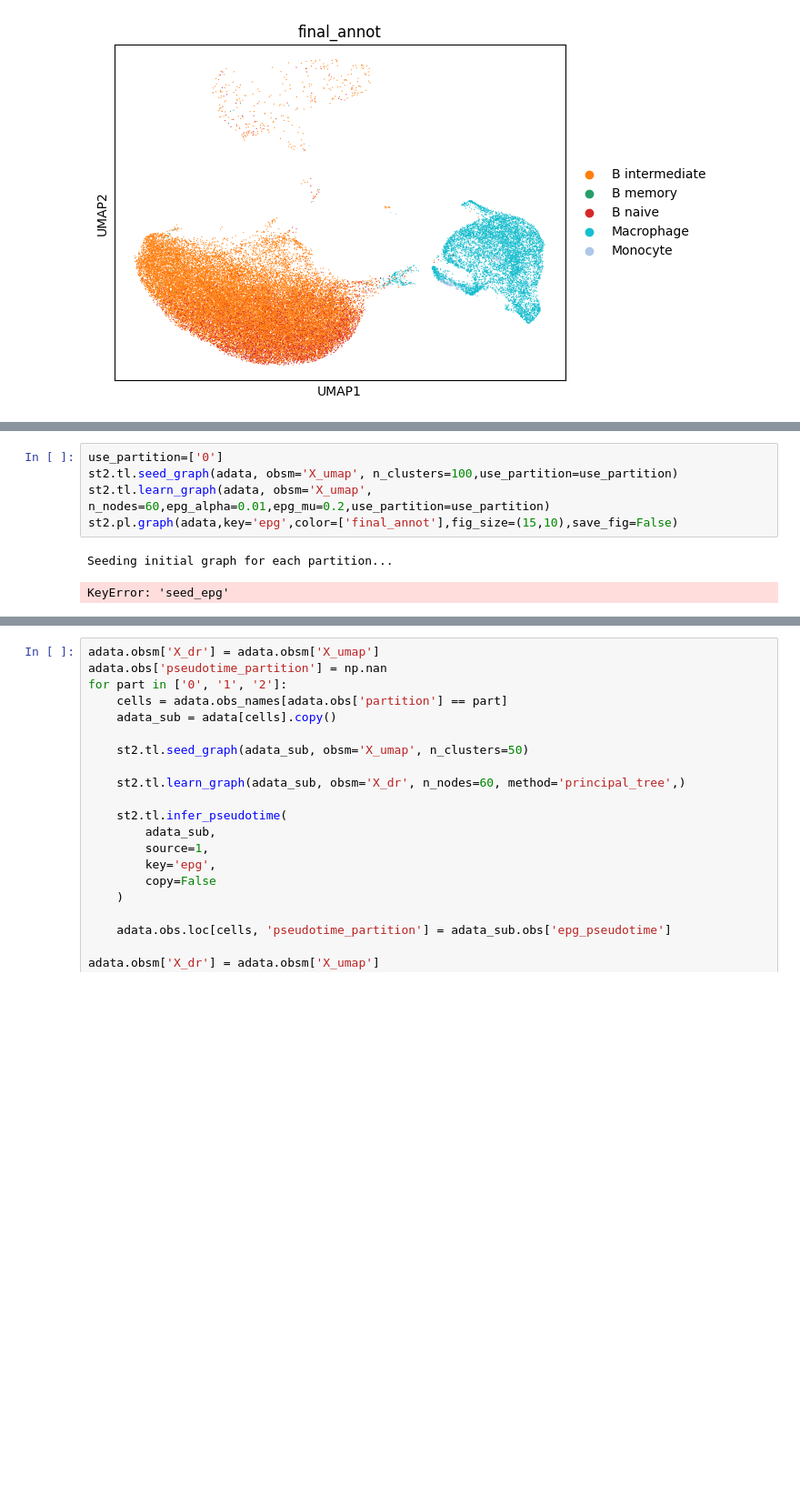
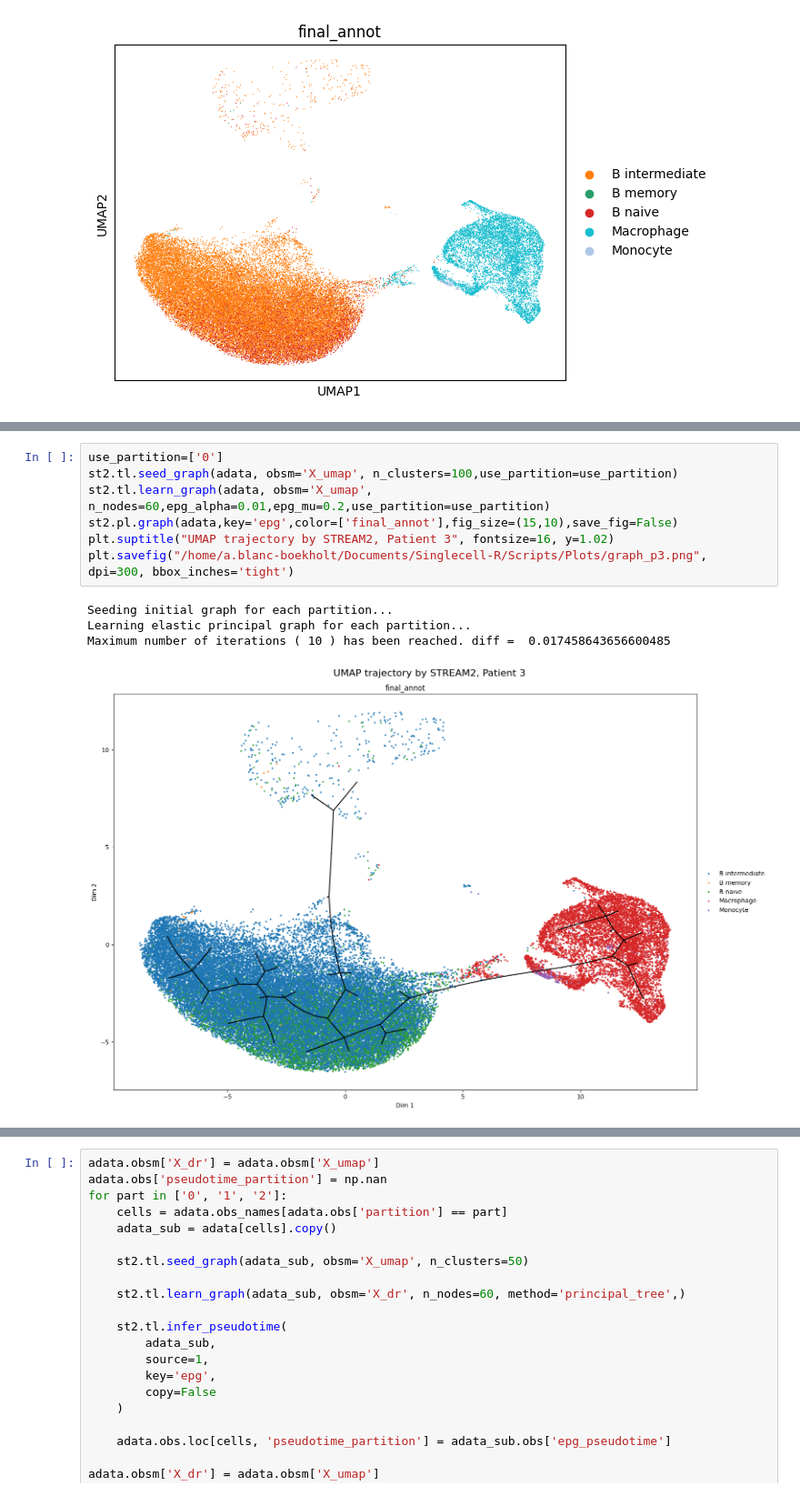
Before and after one commit to Augugustine/CITE-seq-analysis-CLL, a Jupyter notebook: 2-Analysis/Trajectory/STREAM2_patient3.ipynb, the cells around one changed output, grey strips where cells are left out. Shown at 91% size. Drawn from its saved outputs; the diff is of its cells as text; blank space fills up the shorter version.

Commit message:
Update Stream traj

```diff
--- a/2-Analysis/Trajectory/STREAM2_patient3.ipynb
+++ b/2-Analysis/Trajectory/STREAM2_patient3.ipynb
@@ -34,8 +76,12 @@ adata.obs['partition'].value_counts().plot.bar()
 # %%
 use_partition=['0']
 st2.tl.seed_graph(adata, obsm='X_umap', n_clusters=100,use_partition=use_partition)
 st2.tl.learn_graph(adata, obsm='X_umap', n_nodes=60,epg_alpha=0.01,epg_mu=0.2,use_partition=use_partition)
 st2.pl.graph(adata,key='epg',color=['final_annot'],fig_size=(15,10),save_fig=False)
+plt.suptitle("UMAP trajectory by STREAM2, Patient 3", fontsize=16, y=1.02)
+plt.savefig("/home/a.blanc-boekholt/Documents/Singlecell-R/Scripts/Plots/graph_p3.png", dpi=300, bbox_inches='tight')
 # %% [output]
 Seeding initial graph for each partition...
+Learning elastic principal graph for each partition...
+Maximum number of iterations ( 10 ) has been reached. diff =  0.017458643656600485
-KeyError: 'seed_epg'
+[figure, added]
```
Also changed, not shown: parts of 11 cells of this notebook, 1 other file.
